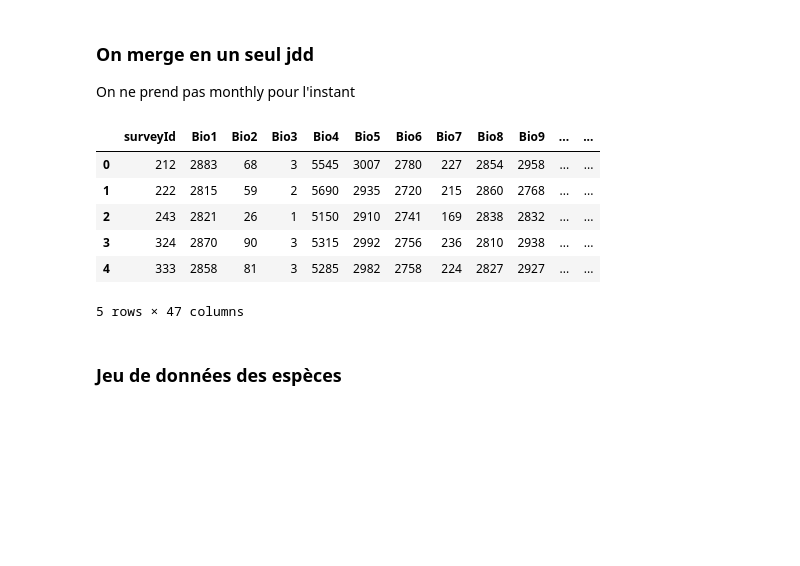
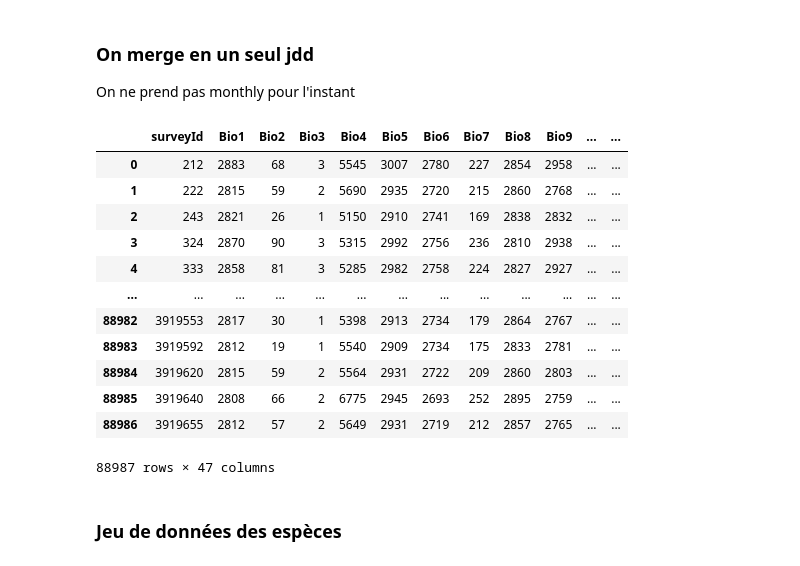
Before and after one commit to AlvinVedel/TER-2023-2024-Modeles-de-distribution-d-especes-profonds, a Jupyter notebook: Codes/RandomForest2024/rf.ipynb, the cells around one changed output. Saved outputs shown, nothing was run; the diff lists cells and outputs as text; code cells hidden in the pictures; blank space fills up the shorter version.

```diff
--- a/Codes/RandomForest2024/rf.ipynb
+++ b/Codes/RandomForest2024/rf.ipynb
@@ -31,12 +31,18 @@ abio = train_bio_ave.merge(train_elev, on='surveyId')\
                 .merge(train_land, on='surveyId')\
                     .merge(train_soilgrid, on='surveyId')
 # %%
-abio.head()
+abio
 # %% [output]
 |  | surveyId | Bio1 | Bio2 | Bio3 | Bio4 | Bio5 | Bio6 | Bio7 | Bio8 | Bio9 | ... | ... |
 | 0 | 212 | 2883 | 68 | 3 | 5545 | 3007 | 2780 | 227 | 2854 | 2958 | ... | ... |
 | 1 | 222 | 2815 | 59 | 2 | 5690 | 2935 | 2720 | 215 | 2860 | 2768 | ... | ... |
 | 2 | 243 | 2821 | 26 | 1 | 5150 | 2910 | 2741 | 169 | 2838 | 2832 | ... | ... |
 | 3 | 324 | 2870 | 90 | 3 | 5315 | 2992 | 2756 | 236 | 2810 | 2938 | ... | ... |
 | 4 | 333 | 2858 | 81 | 3 | 5285 | 2982 | 2758 | 224 | 2827 | 2927 | ... | ... |
+| ... | ... | ... | ... | ... | ... | ... | ... | ... | ... | ... | ... | ... |
+| 88982 | 3919553 | 2817 | 30 | 1 | 5398 | 2913 | 2734 | 179 | 2864 | 2767 | ... | ... |
+| 88983 | 3919592 | 2812 | 19 | 1 | 5540 | 2909 | 2734 | 175 | 2833 | 2781 | ... | ... |
+| 88984 | 3919620 | 2815 | 59 | 2 | 5564 | 2931 | 2722 | 209 | 2860 | 2803 | ... | ... |
+| 88985 | 3919640 | 2808 | 66 | 2 | 6775 | 2945 | 2693 | 252 | 2895 | 2759 | ... | ... |
+| 88986 | 3919655 | 2812 | 57 | 2 | 5649 | 2931 | 2719 | 212 | 2857 | 2765 | ... | ... |
-5 rows × 47 columns
+88987 rows × 47 columns
```
Also changed, not shown: parts of 13 cells of this notebook.
